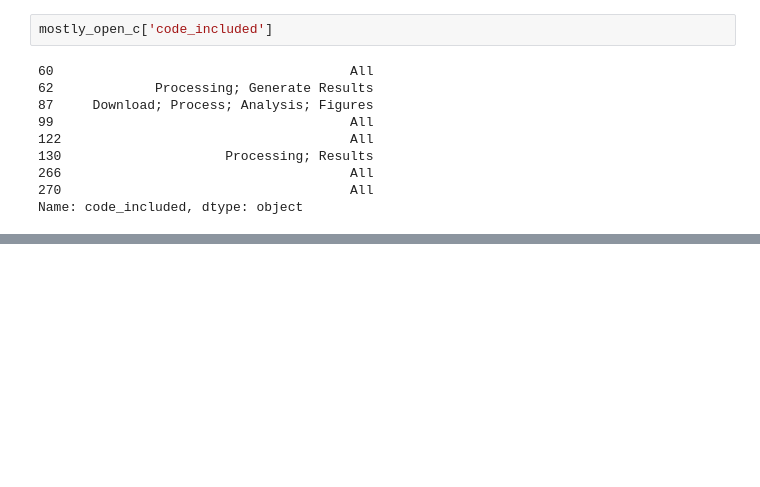
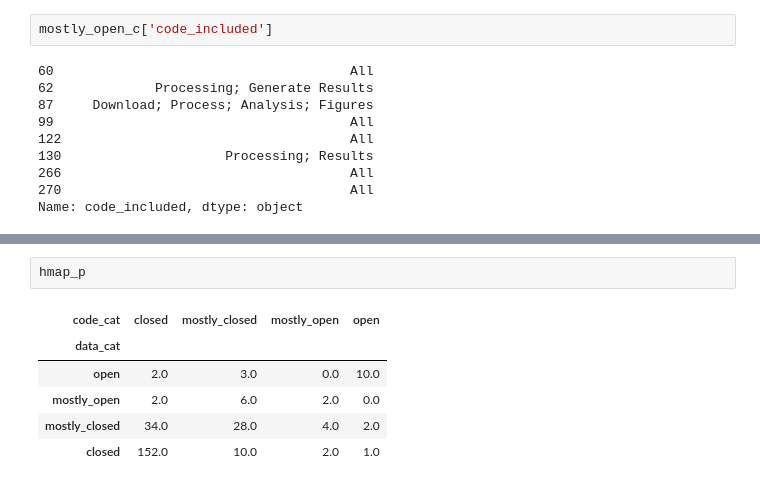
Before and after one commit to abpoll/open, a Jupyter notebook: src/Results.ipynb, the cells around one changed output, grey strips where cells are left out. Saved outputs shown, nothing was run; the diff lists cells and outputs as text; blank space fills up the shorter version.

```diff
--- a/src/Results.ipynb
+++ b/src/Results.ipynb
@@ -877,0 +1018,9 @@ Name: code_included, dtype: object
+# %%
+hmap_p
+# %% [output]
+| code_cat | closed | mostly_closed | mostly_open | open |
+| data_cat |  |  |  |  |
+| open | 2.0 | 3.0 | 0.0 | 10.0 |
+| mostly_open | 2.0 | 6.0 | 2.0 | 0.0 |
+| mostly_closed | 34.0 | 28.0 | 4.0 | 2.0 |
+| closed | 152.0 | 10.0 | 2.0 | 1.0 |
```
Also changed, not shown: parts of 5 cells of this notebook, 1 other file.
